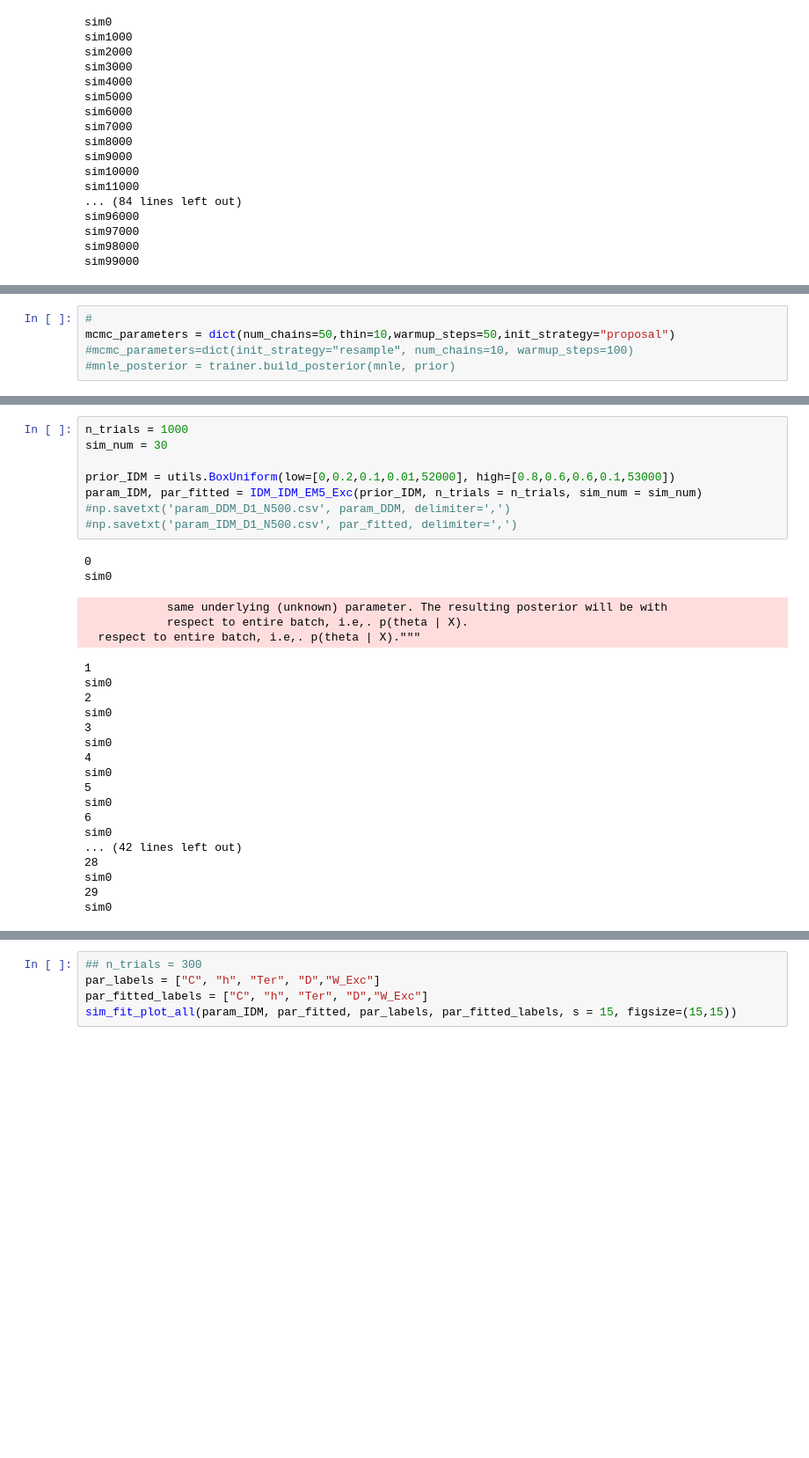
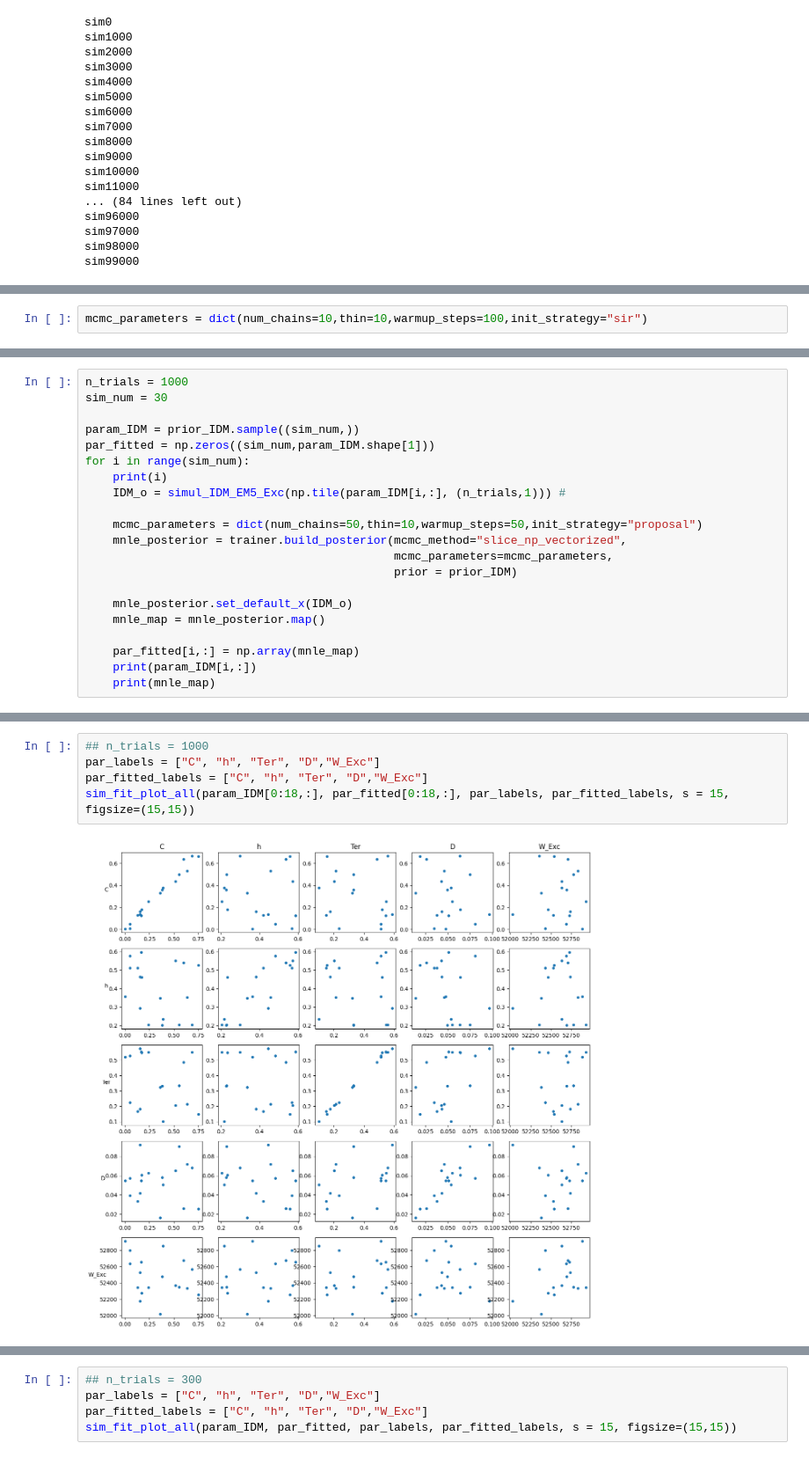
Before and after one commit to Jiashun97/sbi, a Jupyter notebook: IDM_EM5_Exc.ipynb, the cells around one changed output, grey strips where cells are left out. Shown at 88% size. Saved outputs shown, nothing was run; the diff lists cells and outputs as text; blank space fills up the shorter version.

```diff
--- a/IDM_EM5_Exc.ipynb
+++ b/IDM_EM5_Exc.ipynb
@@ -58,8 +55,5 @@ mnle = trainer.train()
 # %%
-#
-mcmc_parameters = dict(num_chains=50,thin=10,warmup_steps=50,init_strategy="proposal")
-#mcmc_parameters=dict(init_strategy="resample", num_chains=10, warmup_steps=100)
-#mnle_posterior = trainer.build_posterior(mnle, prior)
+mcmc_parameters = dict(num_chains=10,thin=10,warmup_steps=100,init_strategy="sir")
 # %%
 # inference with different x_o that has 100 trials
 #torch.manual_seed(41)
@@ -83,0 +74,21 @@ pair_plot(prior_IDM, mnle_samples, parameters_o, figsize = (15,15), contour = 0.
+# %%
+n_trials = 1000
+sim_num = 30
+
+param_IDM = prior_IDM.sample((sim_num,))
+par_fitted = np.zeros((sim_num,param_IDM.shape[1]))
+for i in range(sim_num):
+    print(i)
+    IDM_o = simul_IDM_EM5_Exc(np.tile(param_IDM[i,:], (n_trials,1))) #
+
+    mcmc_parameters = dict(num_chains=50,thin=10,warmup_steps=50,init_strategy="proposal")
+    mnle_posterior = trainer.build_posterior(mcmc_method="slice_np_vectorized",
+                                             mcmc_parameters=mcmc_parameters,
+                                             prior = prior_IDM)
+
+    mnle_posterior.set_default_x(IDM_o)
+    mnle_map = mnle_posterior.map()
+
+    par_fitted[i,:] = np.array(mnle_map)
+    print(param_IDM[i,:])
+    print(mnle_map)
@@ -84,32 +114,8 @@ pair_plot(prior_IDM, mnle_samples, parameters_o, figsize = (15,15), contour = 0.
 # %%
-n_trials = 1000
-sim_num = 30
-
-prior_IDM = utils.BoxUniform(low=[0,0.2,0.1,0.01,52000], high=[0.8,0.6,0.6,0.1,53000])
-param_IDM, par_fitted = IDM_IDM_EM5_Exc(prior_IDM, n_trials = n_trials, sim_num = sim_num)
-#np.savetxt('param_DDM_D1_N500.csv', param_DDM, delimiter=',')
-#np.savetxt('param_IDM_D1_N500.csv', par_fitted, delimiter=',')
+## n_trials = 1000
+par_labels = ["C", "h", "Ter", "D","W_Exc"]
+par_fitted_labels = ["C", "h", "Ter", "D","W_Exc"]
+sim_fit_plot_all(param_IDM[0:18,:], par_fitted[0:18,:], par_labels, par_fitted_labels, s = 15, figsize=(15,15))
 # %% [output]
-0
-sim0
-            same underlying (unknown) parameter. The resulting posterior will be with
-            respect to entire batch, i.e,. p(theta | X).
-  respect to entire batch, i.e,. p(theta | X)."""
-1
-sim0
-2
-sim0
-3
-sim0
-4
-sim0
-5
-sim0
-6
-sim0
-... (42 lines left out)
-28
-sim0
-29
-sim0
+[figure, added]
 # %%
```
Also changed, not shown: parts of 6 cells of this notebook, 16 other files.
